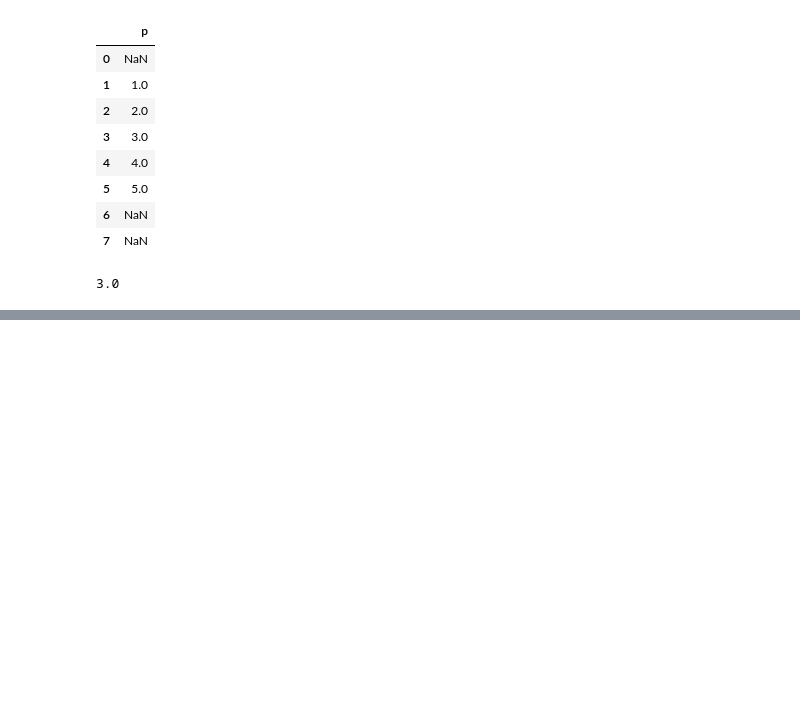
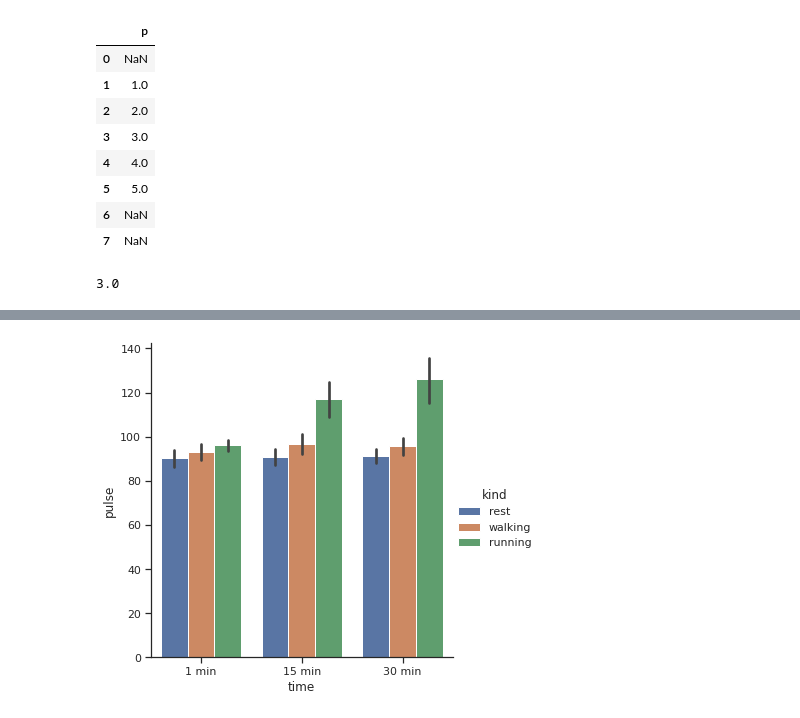
Before and after one commit to imn-climatologias-aeropuertos/climatologias-aeropuertos, a Jupyter notebook: clima.ipynb, the cells around one changed output, grey strips where cells are left out. Cells and saved outputs as stored; diff of their text form; code cells hidden in the pictures; blank space fills up the shorter version.

```diff
--- a/clima.ipynb
+++ b/clima.ipynb
@@ -119,0 +221,6 @@ mean
+# %%
+sns.set_theme(style="ticks")
+exercise = sns.load_dataset("exercise")
+g = sns.catplot(x="time", y="pulse", hue="kind", data=exercise, kind="bar")
+# %% [output]
+[figure, added]
```
Also changed, not shown: parts of 10 cells of this notebook, 2 other files.
